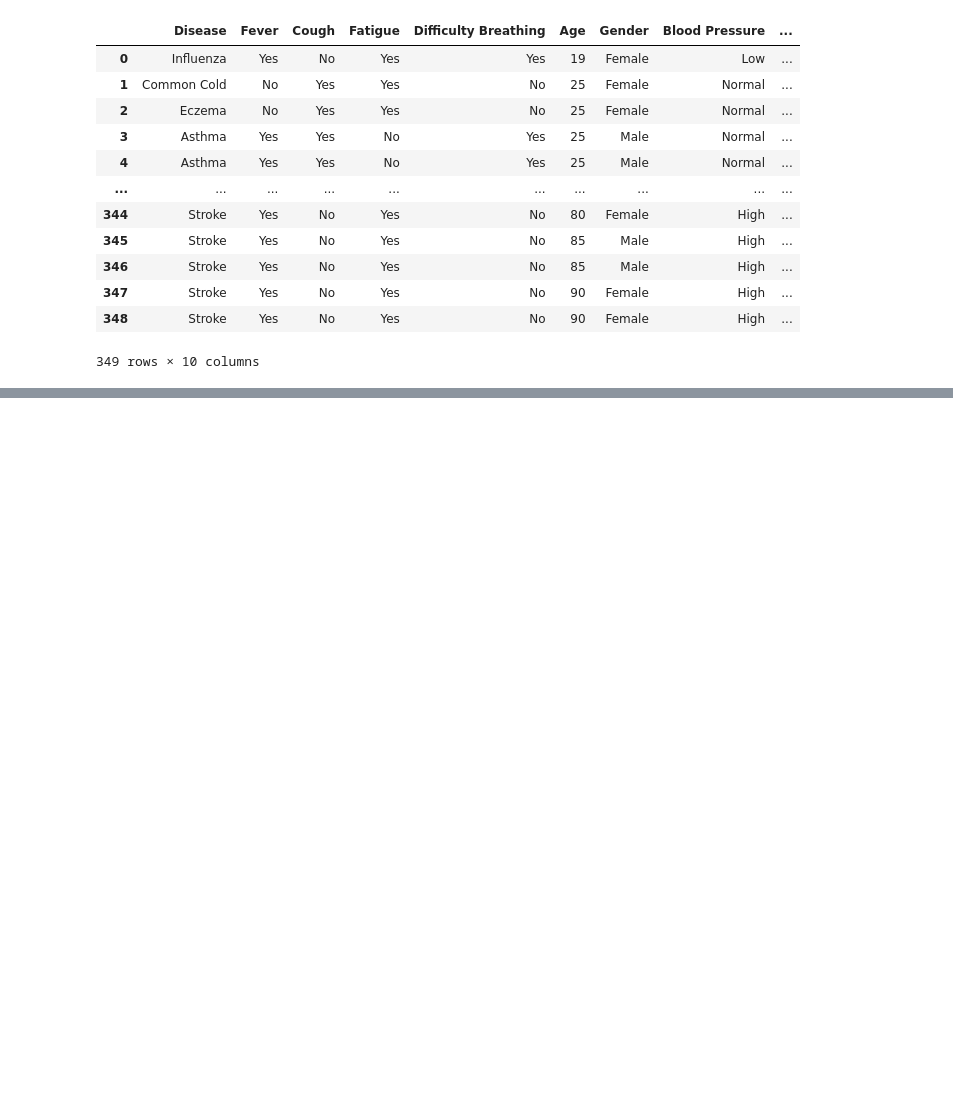
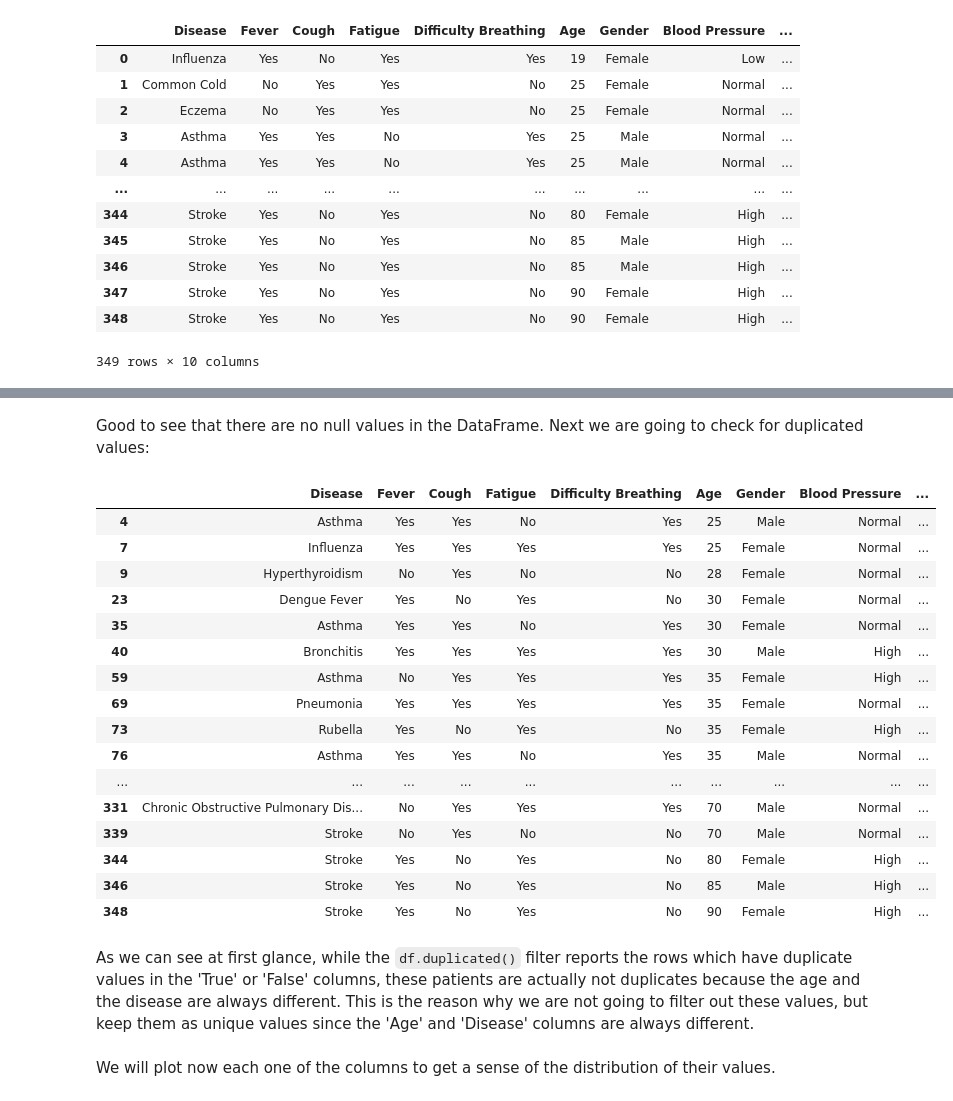
Before and after one commit to MNLKuzmin/Symptoms, a Jupyter notebook: Symptoms Project.ipynb, the cells around one changed output, grey strips where cells are left out. Cells and saved outputs as stored; diff of their text form; code cells hidden in the pictures; blank space fills up the shorter version.

Commit message:
data cleaning

```diff
--- a/Symptoms Project.ipynb
+++ b/Symptoms Project.ipynb
@@ -62,0 +79,27 @@ df
+# %% [markdown]
+Good to see that there are no null values in the DataFrame.
+Next we are going to check for duplicated values:
+# %%
+df.loc[df.duplicated()]
+# %% [output]
+|  | Disease | Fever | Cough | Fatigue | Difficulty Breathing | Age | Gender | Blood Pressure | ... |
+| 4 | Asthma | Yes | Yes | No | Yes | 25 | Male | Normal | ... |
+| 7 | Influenza | Yes | Yes | Yes | Yes | 25 | Female | Normal | ... |
+| 9 | Hyperthyroidism | No | Yes | No | No | 28 | Female | Normal | ... |
+| 23 | Dengue Fever | Yes | No | Yes | No | 30 | Female | Normal | ... |
+| 35 | Asthma | Yes | Yes | No | Yes | 30 | Female | Normal | ... |
+| 40 | Bronchitis | Yes | Yes | Yes | Yes | 30 | Male | High | ... |
+| 59 | Asthma | No | Yes | Yes | Yes | 35 | Female | High | ... |
+| 69 | Pneumonia | Yes | Yes | Yes | Yes | 35 | Female | Normal | ... |
+| 73 | Rubella | Yes | No | Yes | No | 35 | Female | High | ... |
+| 76 | Asthma | Yes | Yes | No | Yes | 35 | Male | Normal | ... |
+| ... | ... | ... | ... | ... | ... | ... | ... | ... | ... |
+| 331 | Chronic Obstructive Pulmonary Dis... | No | Yes | Yes | Yes | 70 | Male | Normal | ... |
+| 339 | Stroke | No | Yes | No | No | 70 | Male | Normal | ... |
+| 344 | Stroke | Yes | No | Yes | No | 80 | Female | High | ... |
+| 346 | Stroke | Yes | No | Yes | No | 85 | Male | High | ... |
+| 348 | Stroke | Yes | No | Yes | No | 90 | Female | High | ... |
+# %% [markdown]
+As we can see at first glance, while the `df.duplicated()` filter reports the rows which have duplicate values in the 'True' or 'False' columns, these patients are actually not duplicates because the age and the disease are always different. This is the reason why we are not going to filter out these values, but keep them as unique values since the 'Age' and 'Disease' columns are always different.
+# %% [markdown]
+We will plot now each one of the columns to get a sense of the distribution of their values.
```
Also changed, not shown: parts of 2 cells of this notebook.
